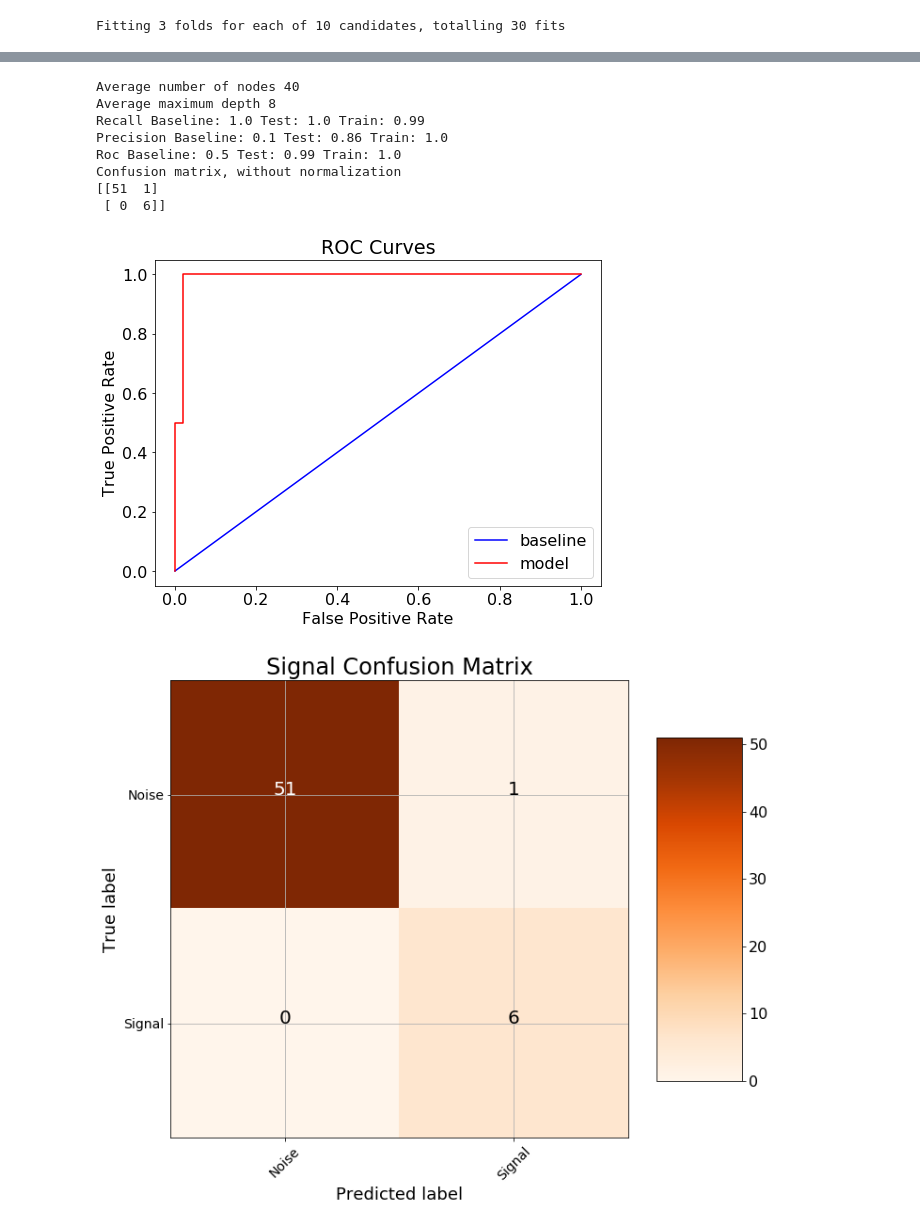
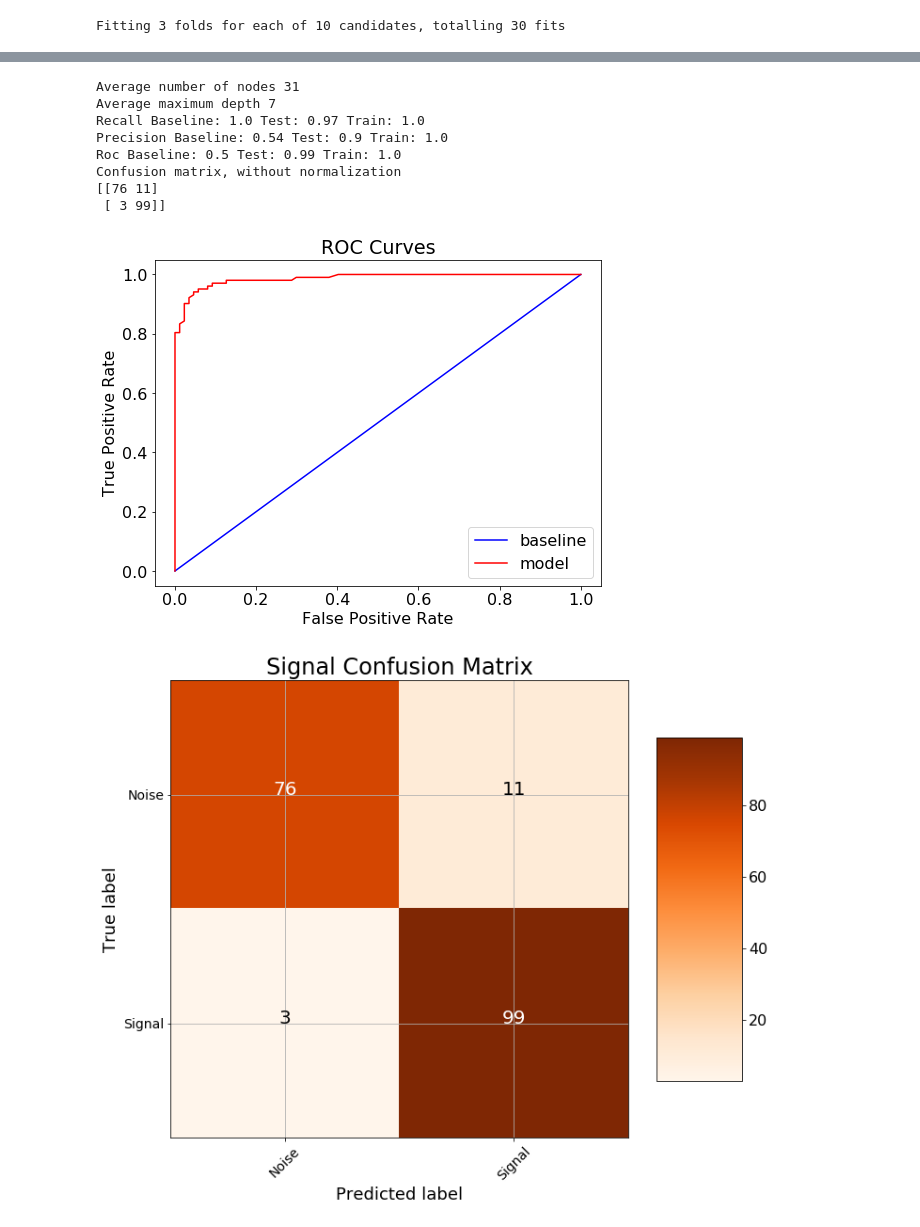
Before and after one commit to Waclaw-Nietzsche/Diploma, a Jupyter notebook: Classifier/BinaryClassifier_Train.ipynb, the cells around one changed output, grey strips where cells are left out. Saved outputs shown, nothing was run; the diff lists cells and outputs as text; code cells hidden in the pictures.

```diff
--- a/Classifier/BinaryClassifier_Train.ipynb
+++ b/Classifier/BinaryClassifier_Train.ipynb
@@ -62,7 +62,8 @@ noiseSco = sigp.calculate_SCO_amplitude_list(noisePath)
 # %%
-#signalDataFrame = {'Total MaxAmp': signalMaxAmp, 'Split MaxAmp 1': sigLst1, 'Split MaxAmp 2': sigLst2, 'Split MaxAmp 3': sigLst3, 'Split MaxAmp 4': sigLst4, 'SCO': signalSco, 'Crest Factor': signalCrestFactor, 'Centroid': signalCentroid, 'Spread': signalSpread, 'Flatness': signalFlatness}
-signalDataFrame = {'Total MaxAmp': signalMaxAmp, 'SCO': signalSco}
+#signalDataFrame = {'Total MaxAmp': signalMaxAmp, 'Split MaxAmp 1': sigLst1, 'Split MaxAmp 2': sigLst2, 'Split MaxAmp 3': sigLst3, 'Split MaxAmp 4': sigLst4, 'SCO': signalSco, 'Crest Factor': signalCrestFactor}
+signalDataFrame = {'Total MaxAmp': signalMaxAmp, 'Split MaxAmp 1': sigLst1, 'Split MaxAmp 2': sigLst2, 'Split MaxAmp 3': sigLst3, 'Split MaxAmp 4': sigLst4, 'SCO': signalSco, 'Crest Factor': signalCrestFactor, 'Centroid': signalCentroid, 'Spread': signalSpread, 'Flatness': signalFlatness}
 signalDataFrame = pd.DataFrame(data=signalDataFrame)
-#signalDataFrame = pd.concat([signalDataFrame,signalMfcc], axis=1)
+signalDataFrame = pd.concat([signalDataFrame,signalMfcc], axis=1)
+#signalDataFrame = pd.concat([signalDataFrame,signalMfccDelta], axis=1)
 signalDataFrame.head()
 # %% [output]
@@ -75,7 +77,8 @@ signalDataFrame.head()
 # %%
-#noiseDataFrame = {'Total MaxAmp': noiseMaxAmp, 'Split MaxAmp 1': noiseLst1, 'Split MaxAmp 2': noiseLst2, 'Split MaxAmp 3': noiseLst3, 'Split MaxAmp 4': noiseLst4, 'SCO': noiseSco, 'Crest Factor': noiseCrestFactor, 'Centroid': noiseCentroid, 'Spread': noiseSpread, 'Flatness': noiseFlatness}
-noiseDataFrame = {'Total MaxAmp': noiseMaxAmp, 'SCO': noiseSco}
+noiseDataFrame = {'Total MaxAmp': noiseMaxAmp, 'Split MaxAmp 1': noiseLst1, 'Split MaxAmp 2': noiseLst2, 'Split MaxAmp 3': noiseLst3, 'Split MaxAmp 4': noiseLst4, 'SCO': noiseSco, 'Crest Factor': noiseCrestFactor, 'Centroid': noiseCentroid, 'Spread': noiseSpread, 'Flatness': noiseFlatness}
+#noiseDataFrame = {'Total MaxAmp': noiseMaxAmp, 'SCO': noiseSco}
 noiseDataFrame = pd.DataFrame(data=noiseDataFrame)
-#noiseDataFrame = pd.concat([noiseDataFrame,noiseMfcc], axis=1)
+noiseDataFrame = pd.concat([noiseDataFrame,noiseMfcc], axis=1)
+#noiseDataFrame = pd.concat([noiseDataFrame,noiseMfccDelta], axis=1)
 noiseDataFrame.head()
 # %% [output]
@@ -142,18 +190,27 @@ sn.lmplot('Total MaxAmp', 'SCO', data=learningDataframe, hue="Flag", fit_reg=Fal
 # %%
 ############################################################################## TRAIN ##############################################################################
 # %%
-# 15% examples in test data ['Total MaxAmp', 'Split MaxAmp 1', 'Split MaxAmp 2', 'Split MaxAmp 3', 'Split MaxAmp 4', 'SCO', 'Crest Factor', 'Centroid', 'Spread', 'Flatness']
-train, test, train_labels, test_labels = train_test_split(learningDataframe.drop(columns=['Flag']), learningDataframe['Flag'], test_size=0.05, random_state=42)
+# 30% examples in test data ['Total MaxAmp', 'Split MaxAmp 1', 'Split MaxAmp 2', 'Split MaxAmp 3', 'Split MaxAmp 4', 'SCO', 'Crest Factor', 'Centroid', 'Spread', 'Flatness']
+train, test, train_labels, test_labels = train_test_split(learningDataframe.drop(columns=['Flag']), learningDataframe['Flag'], test_size=0.3, random_state=42)
 
 # Hyperparameter grid
 param_grid = {
-    'n_estimators': np.linspace(10, 200).astype(int),
-    'max_depth': [None] + list(np.linspace(3, 20).astype(int)),
-    'max_features': ['auto', 'sqrt', None] + list(np.arange(0.5, 1, 0.1)),
-    'max_leaf_nodes': [None] + list(np.linspace(10, 50, 100).astype(int)),
+    'n_estimators': np.linspace(10, 250).astype(int),
+    'max_depth': [None] + list(np.linspace(3, 30).astype(int)),
+    'max_features': ['auto', 'sqrt', None] + list(np.arange(0.5, 1, 0.01)),
+    'max_leaf_nodes': [None] + list(np.linspace(1, 50, 100).astype(int)),
     'min_samples_split': [2, 5, 10],
     'bootstrap': [True, False]
 }
+
+#param_grid = {
+#    'n_estimators': np.linspace(10, 200).astype(int),
+#    'max_depth': [None] + list(np.linspace(3, 20).astype(int)),
+#    'max_features': ['auto', 'sqrt', None] + list(np.arange(0.5, 1, 0.1)),
+#    'max_leaf_nodes': [None] + list(np.linspace(10, 50, 100).astype(int)),
+#    'min_samples_split': [2, 5, 10],
+#    'bootstrap': [True, False]
+#}
 
 # Estimator for use in random search
 estimator = RandomForestClassifier(random_state = 42)
@@ -194,13 +251,13 @@ Fitting 3 folds for each of 10 candidates, totalling 30 fits
-Average number of nodes 40
-Average maximum depth 8
-Recall Baseline: 1.0 Test: 1.0 Train: 0.99
-Precision Baseline: 0.1 Test: 0.86 Train: 1.0
+Average number of nodes 31
+Average maximum depth 7
+Recall Baseline: 1.0 Test: 0.97 Train: 1.0
+Precision Baseline: 0.54 Test: 0.9 Train: 1.0
 Roc Baseline: 0.5 Test: 0.99 Train: 1.0
 Confusion matrix, without normalization
-[[51  1]
- [ 0  6]]
+[[76 11]
+ [ 3 99]]
-[figure, old version]
+[figure, new version]
-[figure, old version]
+[figure, new version]
 # %%
 # Graphviz trees visualization (.estimators_[0] - first tree)
 feature_names=learningDataframe.drop(columns=['Flag']).columns
```
Also changed, not shown: parts of 19 cells of this notebook, 6 other files.
